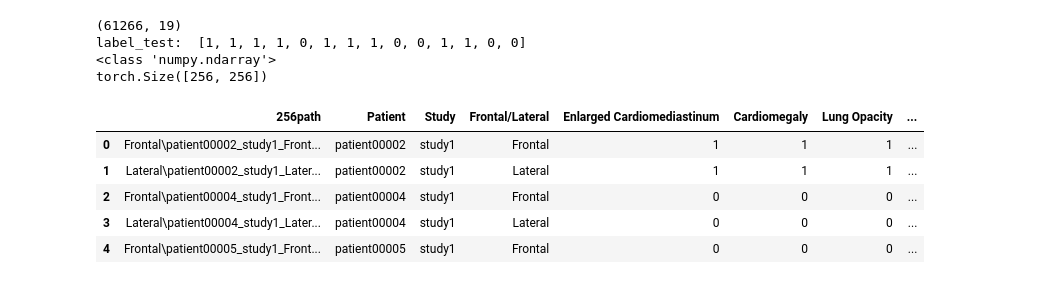
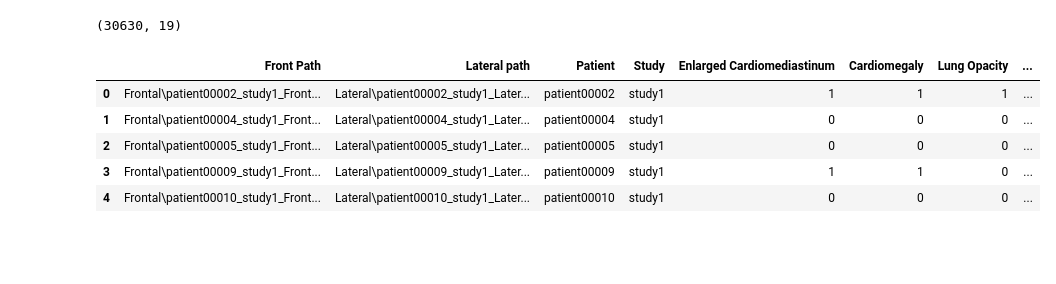
Before and after one commit to MattanTseng/ME_592_Final_Project, a Jupyter notebook: Pre_Trained_Model/pre_trained_vitb_multimodal.ipynb, the cells around one changed output. Saved outputs shown, nothing was run; the diff lists cells and outputs as text; code cells hidden in the pictures; blank space fills up the shorter version.

```diff
--- a/Pre_Trained_Model/pre_trained_vitb_multimodal.ipynb
+++ b/Pre_Trained_Model/pre_trained_vitb_multimodal.ipynb
@@ -37,55 +21,22 @@ data_transform = Compose([
-# %%
-myCSV = pd.read_csv(csv_path)
-myCSV['EncodedLabels'] = ''
-print(myCSV.shape)
-
-
-# for i in range(4, myCSV.shape[1]-1):
-#     myCSV['EncodedLabels'] = myCSV['EncodedLabels'].astype(str) + myCSV.iloc[:, i].astype(str)
-#     if i < myCSV.shape[1]-2:
-#         myCSV['EncodedLabels'] = myCSV['EncodedLabels'].astype(str) + ","
-
-for i in range(4, myCSV.shape[1]-1):
-    myCSV['EncodedLabels'] = myCSV['EncodedLabels'].astype(str) + myCSV.iloc[:, i].astype(str)
-    if i < myCSV.shape[1]-2:
-        myCSV['EncodedLabels'] = myCSV['EncodedLabels'].astype(str) + ","
-
-
-
-# myCSV['EncodedLabels'] = myCSV['EncodedLabels'].astype(str) + "]"
-
-
-# We can use the encodedlabels column as our labels for our data
-
-# since we are not useing cross attention, pull out only the frontal images.
-frontalCSV = myCSV[myCSV['Frontal/Lateral'].str.contains("Frontal")]
-frontalCSV.head()
-
-filename = frontalCSV.iloc[1, 0]
-label_test = frontalCSV['EncodedLabels'].iloc[0]
-
-test_path = os.path.join(root_path, filename)
-
-
-label_test = [int(x) for x in label_test.split(",")]
-
-print("label_test: ", label_test)
-
-image = io.imread(test_path)
-print(type(image))
-image = torch.tensor(image)
-print(image.size())
-# %% [output]
-(61266, 19)
-label_test:  [1, 1, 1, 1, 0, 1, 1, 1, 0, 0, 1, 1, 0, 0]
-<class 'numpy.ndarray'>
-torch.Size([256, 256])
-# %%
-myCSV.head()
-# %% [output]
-|  | 256path | Patient | Study | Frontal/Lateral | Enlarged Cardiomediastinum | Cardiomegaly | Lung Opacity | ... |
-| 0 | Frontal\patient00002_study1_Front... | patient00002 | study1 | Frontal | 1 | 1 | 1 | ... |
-| 1 | Lateral\patient00002_study1_Later... | patient00002 | study1 | Lateral | 1 | 1 | 1 | ... |
-| 2 | Frontal\patient00004_study1_Front... | patient00004 | study1 | Frontal | 0 | 0 | 0 | ... |
-| 3 | Lateral\patient00004_study1_Later... | patient00004 | study1 | Lateral | 0 | 0 | 0 | ... |
-| 4 | Frontal\patient00005_study1_Front... | patient00005 | study1 | Frontal | 0 | 0 | 0 | ... |
+# %%
+csv_path = "../256pxImages/train_labels_256p_paired.csv"
+root_path = '../256pxImages'
+
+pairCSV = pd.read_csv(csv_path)
+pairCSV['EncodedLabels'] = ''
+print(pairCSV.shape)
+
+for i in range(4, pairCSV.shape[1]-1):
+    pairCSV['EncodedLabels'] = pairCSV['EncodedLabels'].astype(str) + pairCSV.iloc[:, i].astype(str)
+    if i < pairCSV.shape[1]-2:
+        pairCSV['EncodedLabels'] = pairCSV['EncodedLabels'].astype(str) + ","
+
+pairCSV.head()
+# %% [output]
+(30630, 19)
+|  | Front Path | Lateral path | Patient | Study | Enlarged Cardiomediastinum | Cardiomegaly | Lung Opacity | ... |
+| 0 | Frontal\patient00002_study1_Front... | Lateral\patient00002_study1_Later... | patient00002 | study1 | 1 | 1 | 1 | ... |
+| 1 | Frontal\patient00004_study1_Front... | Lateral\patient00004_study1_Later... | patient00004 | study1 | 0 | 0 | 0 | ... |
+| 2 | Frontal\patient00005_study1_Front... | Lateral\patient00005_study1_Later... | patient00005 | study1 | 0 | 0 | 0 | ... |
+| 3 | Frontal\patient00009_study1_Front... | Lateral\patient00009_study1_Later... | patient00009 | study1 | 1 | 1 | 0 | ... |
+| 4 | Frontal\patient00010_study1_Front... | Lateral\patient00010_study1_Later... | patient00010 | study1 | 0 | 0 | 0 | ... |
```
Also changed, not shown: parts of 15 cells of this notebook.
